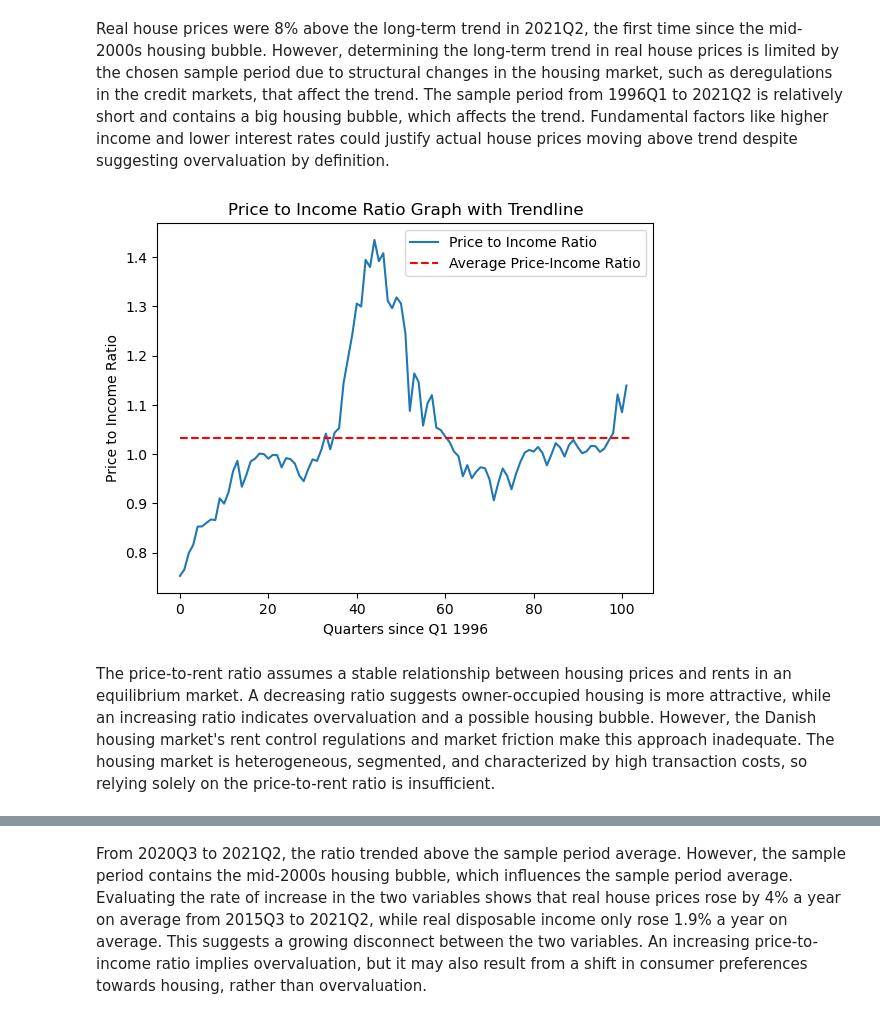
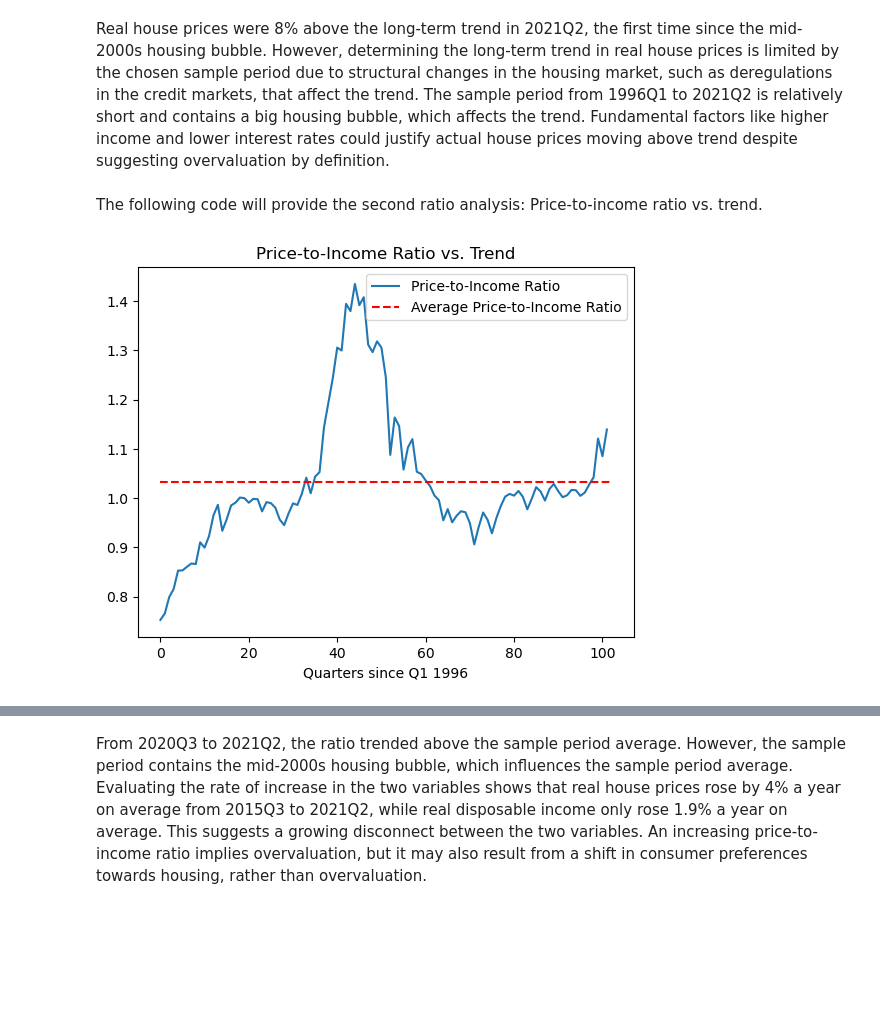
Before and after one commit to NumEconCopenhagen/projects-2023-andy-bank, a Jupyter notebook: Dataproject/dataproject.ipynb, the cells around one changed output, grey strips where cells are left out. Saved outputs shown, nothing was run; the diff lists cells and outputs as text; code cells hidden in the pictures; blank space fills up the shorter version.

```diff
--- a/Dataproject/dataproject.ipynb
+++ b/Dataproject/dataproject.ipynb
@@ -40,7 +22,7 @@ print(df)
 from scipy.stats import linregress
 
 # Here we create scatter plot of prices
-plt.scatter(df.index, df['House Price_DK'])
+plt.plot(df.index, df['House Price_DK'], linestyle='-', color='blue')
 
 # Here we calculate trendline using linear regression
 slope, intercept, r_value, p_value, std_err = linregress(df.index, df['House Price_DK'])
@@ -52,7 +34,7 @@ plt.plot(df.index, trendline, color='red')
 # Here we add labels and title
 plt.xlabel('Quarters since Q1 1996')
 plt.ylabel('Price Index')
-plt.title('Price trendline')
+plt.title('Real house prices & trendline, 1996Q1 - 2021Q2')
 
 # Here we show our plot
 plt.show()
@@ -78,25 +60,23 @@ plt.show()
 # %% [markdown]
 
 Real house prices were 8% above the long-term trend in 2021Q2, the first time since the mid-2000s housing bubble. However, determining the long-term trend in real house prices is limited by the chosen sample period due to structural changes in the housing market, such as deregulations in the credit markets, that affect the trend. The sample period from 1996Q1 to 2021Q2 is relatively short and contains a big housing bubble, which affects the trend. Fundamental factors like higher income and lower interest rates could justify actual house prices moving above trend despite suggesting overvaluation by definition.
+# %% [markdown]
+The following code will provide the second ratio analysis: Price-to-income ratio vs. trend.
 # %%
 
 
 # Here we calculate the ratio of Price_CPH to Income_CPH
 df['Price_Income_Ratio'] = df['House Price_DK'] / df['Income_DK']
 
 # Here we calculate the average of Price_Income_Ratio column
 avg_price_income_ratio = np.mean(df['Price_Income_Ratio'])
 
 # Here we plot the ratio as a graph with a trendline
 plt.plot(df['Price_Income_Ratio'])
 plt.plot([0, len(df)], [avg_price_income_ratio, avg_price_income_ratio], 'r--')
 plt.xlabel('Quarters since Q1 1996')
-plt.ylabel('Price to Income Ratio')
-plt.title('Price to Income Ratio Graph with Trendline')
-plt.legend(['Price to Income Ratio', 'Average Price-Income Ratio'], loc='best')
+plt.title('Price-to-Income Ratio vs. Trend')
+plt.legend(['Price-to-Income Ratio', 'Average Price-to-Income Ratio'], loc='best')
 plt.show()
 # %% [output]
-[figure, old version]
+[figure, new version]
-# %% [markdown]
-
-The price-to-rent ratio assumes a stable relationship between housing prices and rents in an equilibrium market. A decreasing ratio suggests owner-occupied housing is more attractive, while an increasing ratio indicates overvaluation and a possible housing bubble. However, the Danish housing market's rent control regulations and market friction make this approach inadequate. The housing market is heterogeneous, segmented, and characterized by high transaction costs, so relying solely on the price-to-rent ratio is insufficient.
```
Also changed, not shown: parts of 9 cells of this notebook.
